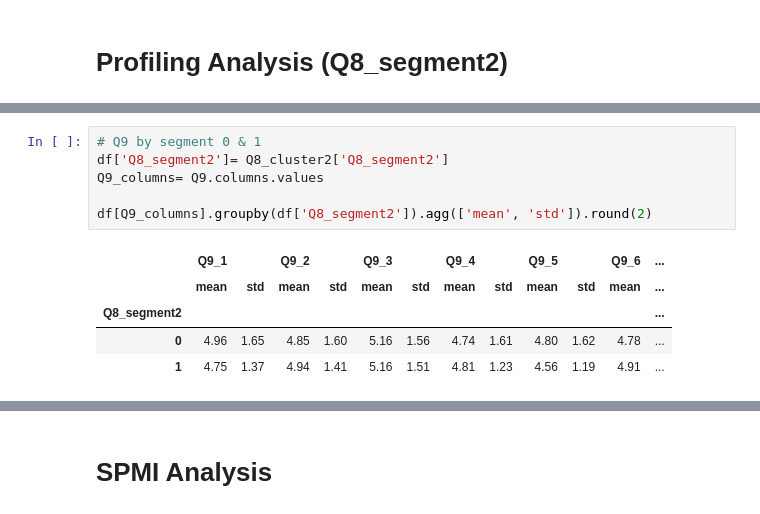
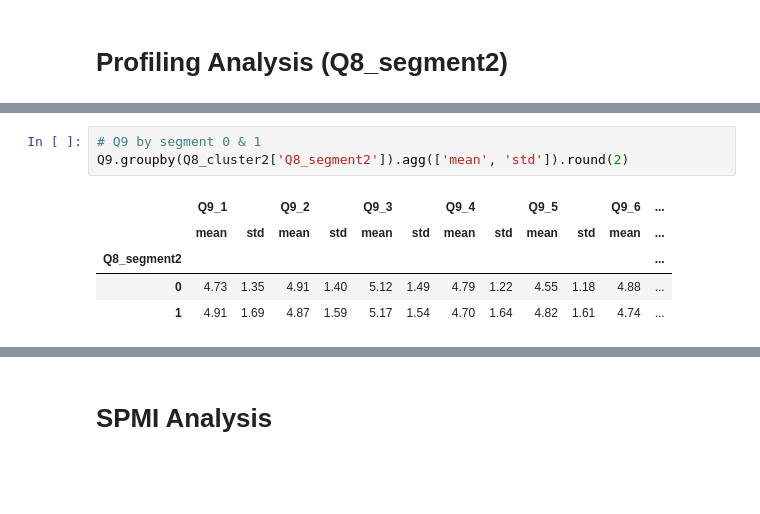
Before and after one commit to kl884/COVID-19-Test-Positive-Rate, a Jupyter notebook: SPMI (not related to COVID-19)/SPMI Survey.ipynb, the cells around one changed output, grey strips where cells are left out. Drawn from its saved outputs; the diff is of its cells as text; blank space fills up the shorter version.

```diff
--- a/SPMI (not related to COVID-19)/SPMI Survey.ipynb
+++ b/SPMI (not related to COVID-19)/SPMI Survey.ipynb
@@ -800,12 +868,9 @@ Q8_cluster2[['Q8_factor1', 'Q8_factor2', 'Q8_factor3']].groupby(
 # %%
 # Q9 by segment 0 & 1
-df['Q8_segment2']= Q8_cluster2['Q8_segment2']
-Q9_columns= Q9.columns.values
-
-df[Q9_columns].groupby(df['Q8_segment2']).agg(['mean', 'std']).round(2)
+Q9.groupby(Q8_cluster2['Q8_segment2']).agg(['mean', 'std']).round(2)
 # %% [output]
 |  | Q9_1 |  | Q9_2 |  | Q9_3 |  | Q9_4 |  | Q9_5 |  | Q9_6 | ... |
 |  | mean | std | mean | std | mean | std | mean | std | mean | std | mean | ... |
 | Q8_segment2 |  |  |  |  |  |  |  |  |  |  |  | ... |
-| 0 | 4.96 | 1.65 | 4.85 | 1.60 | 5.16 | 1.56 | 4.74 | 1.61 | 4.80 | 1.62 | 4.78 | ... |
-| 1 | 4.75 | 1.37 | 4.94 | 1.41 | 5.16 | 1.51 | 4.81 | 1.23 | 4.56 | 1.19 | 4.91 | ... |
+| 0 | 4.73 | 1.35 | 4.91 | 1.40 | 5.12 | 1.49 | 4.79 | 1.22 | 4.55 | 1.18 | 4.88 | ... |
+| 1 | 4.91 | 1.69 | 4.87 | 1.59 | 5.17 | 1.54 | 4.70 | 1.64 | 4.82 | 1.61 | 4.74 | ... |
```
Also changed, not shown: parts of 56 cells of this notebook, 3 other files.
